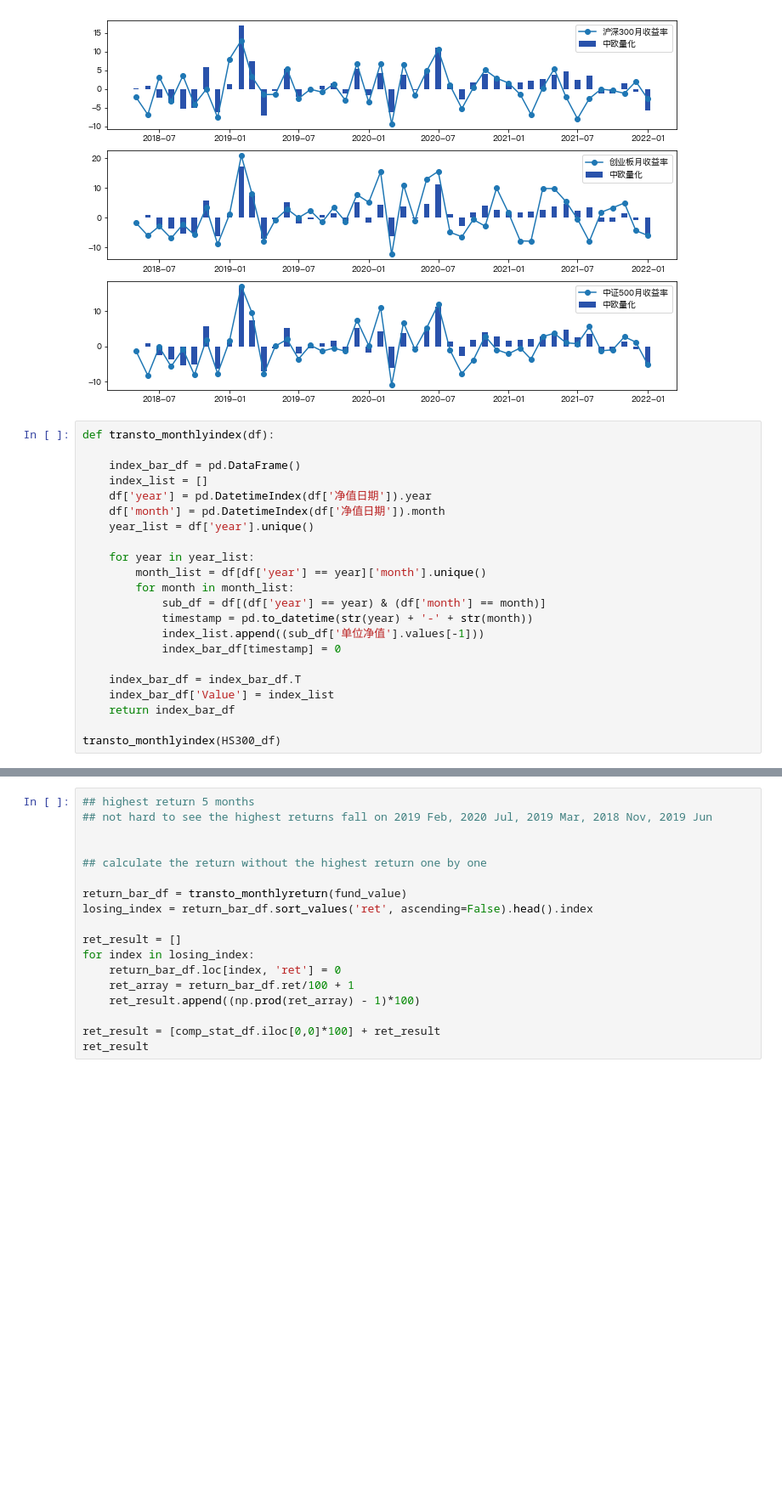
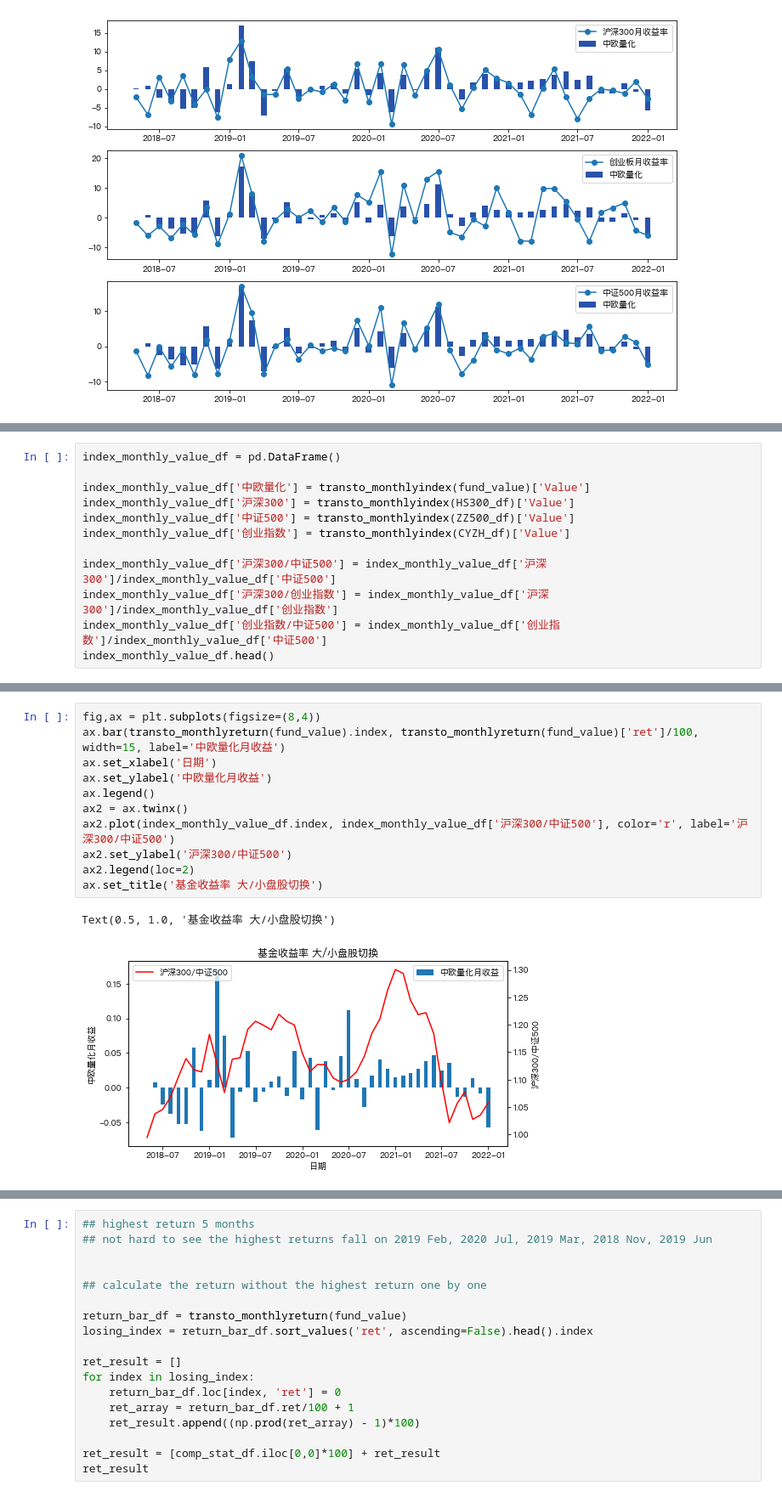
Before and after one commit to Seaaann/MyQuantReserch, a Jupyter notebook: Funds/ResearchTemplate.ipynb, the cells around one changed output, grey strips where cells are left out. Shown at 85% size. Drawn from its saved outputs; the diff is of its cells as text; blank space fills up the shorter version.

```diff
--- a/Funds/ResearchTemplate.ipynb
+++ b/Funds/ResearchTemplate.ipynb
@@ -276,25 +260,3 @@ plt.legend()
 # %% [output]
 <matplotlib.legend.Legend at 0x...>
 [figure]
-# %%
-def transto_monthlyindex(df):
-
-    index_bar_df = pd.DataFrame()
-    index_list = []
-    df['year'] = pd.DatetimeIndex(df['净值日期']).year
-    df['month'] = pd.DatetimeIndex(df['净值日期']).month
-    year_list = df['year'].unique()
-
-    for year in year_list:
-        month_list = df[df['year'] == year]['month'].unique()
-        for month in month_list:
-            sub_df = df[(df['year'] == year) & (df['month'] == month)]
-            timestamp = pd.to_datetime(str(year) + '-' + str(month))
-            index_list.append((sub_df['单位净值'].values[-1]))
-            index_bar_df[timestamp] = 0
-
-    index_bar_df = index_bar_df.T
-    index_bar_df['Value'] = index_list
-    return index_bar_df
-
-transto_monthlyindex(HS300_df)
@@ -334,0 +263,12 @@ ZZ500_df
+# %%
+index_monthly_value_df = pd.DataFrame()
+
+index_monthly_value_df['中欧量化'] = transto_monthlyindex(fund_value)['Value']
+index_monthly_value_df['沪深300'] = transto_monthlyindex(HS300_df)['Value']
+index_monthly_value_df['中证500'] = transto_monthlyindex(ZZ500_df)['Value']
+index_monthly_value_df['创业指数'] = transto_monthlyindex(CYZH_df)['Value']
+
+index_monthly_value_df['沪深300/中证500'] = index_monthly_value_df['沪深300']/index_monthly_value_df['中证500']
+index_monthly_value_df['沪深300/创业指数'] = index_monthly_value_df['沪深300']/index_monthly_value_df['创业指数']
+index_monthly_value_df['创业指数/中证500'] = index_monthly_value_df['创业指数']/index_monthly_value_df['中证500']
+index_monthly_value_df.head()
@@ -334,0 +282,14 @@ ZZ500_df
+# %%
+fig,ax = plt.subplots(figsize=(8,4))
+ax.bar(transto_monthlyreturn(fund_value).index, transto_monthlyreturn(fund_value)['ret']/100, width=15, label='中欧量化月收益')
+ax.set_xlabel('日期')
+ax.set_ylabel('中欧量化月收益')
+ax.legend()
+ax2 = ax.twinx()
+ax2.plot(index_monthly_value_df.index, index_monthly_value_df['沪深300/中证500'], color='r', label='沪深300/中证500')
+ax2.set_ylabel('沪深300/中证500')
+ax2.legend(loc=2)
+ax.set_title('基金收益率 大/小盘股切换')
+# %% [output]
+Text(0.5, 1.0, '基金收益率 大/小盘股切换')
+[figure, added]
```
Also changed, not shown: parts of 14 cells of this notebook.
